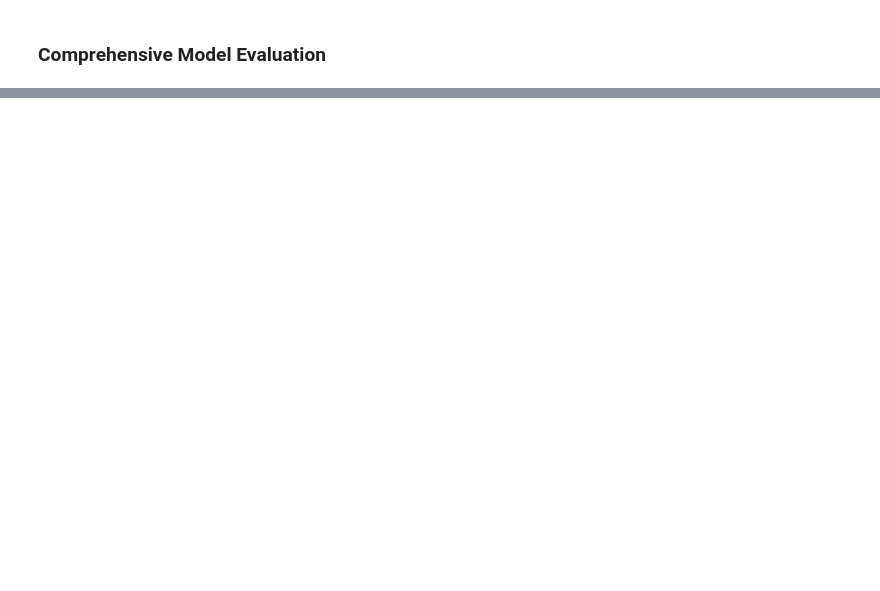
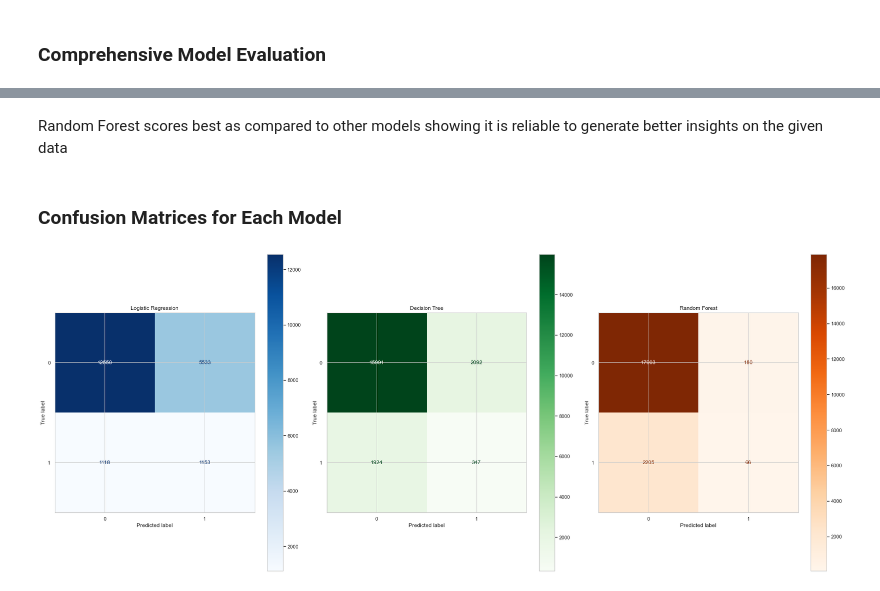
Before and after one commit to RaphaelMuthenya/diabetes-readmissions-ML, a Jupyter notebook: Diabetes-Readmission/diabetes-ml.ipynb, the cells around one changed output, grey strips where cells are left out. Drawn from its saved outputs; the diff is of its cells as text; code cells hidden in the pictures; blank space fills up the shorter version.

```diff
--- a/Diabetes-Readmission/diabetes-ml.ipynb
+++ b/Diabetes-Readmission/diabetes-ml.ipynb
@@ -874,0 +716,37 @@ def complete_post_training_workflow(model, X_train, X_test, y_train, y_test,
+# %% [markdown]
+Random Forest scores best as compared to other models showing it is reliable to generate better insights on the given data
+# %% [markdown]
+### Confusion Matrices for Each Model
+# %%
+from sklearn.metrics import confusion_matrix, ConfusionMatrixDisplay
+
+# Predictions
+y_pred_logreg = logreg.predict(X_test_scaled)
+y_pred_dtree = dtree.predict(X_test_scaled)
+y_pred_rf = rf.predict(X_test_scaled)
+
+fig, axes = plt.subplots(1, 3, figsize=(25, 10))
+
+# Logistic Regression
+cm_logreg = confusion_matrix(y_test, y_pred_logreg)
+disp_logreg = ConfusionMatrixDisplay(confusion_matrix=cm_logreg, display_labels=logreg.classes_)
+disp_logreg.plot(ax=axes[0], cmap='Blues')
+axes[0].set_title("Logistic Regression")
+
+# Decision Tree
+cm_dtree = confusion_matrix(y_test, y_pred_dtree)
+disp_dtree = ConfusionMatrixDisplay(confusion_matrix=cm_dtree, display_labels=dtree.classes_)
+disp_dtree.plot(ax=axes[1], cmap='Greens')
+axes[1].set_title("Decision Tree")
+
+# Random Forest
+cm_rf = confusion_matrix(y_test, y_pred_rf)
+disp_rf = ConfusionMatrixDisplay(confusion_matrix=cm_rf, display_labels=rf.classes_)
+disp_rf.plot(ax=axes[2], cmap='Oranges')
+axes[2].set_title("Random Forest")
+
+# Fix layout
+plt.tight_layout()
+plt.show()
+# %% [output]
+[figure, added]
```
Also changed, not shown: parts of 81 cells of this notebook, 1 other file.
